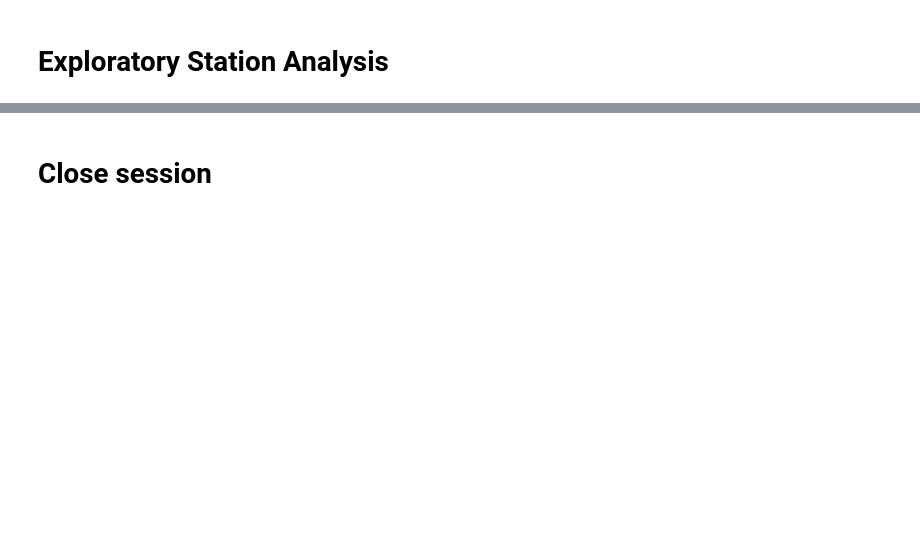
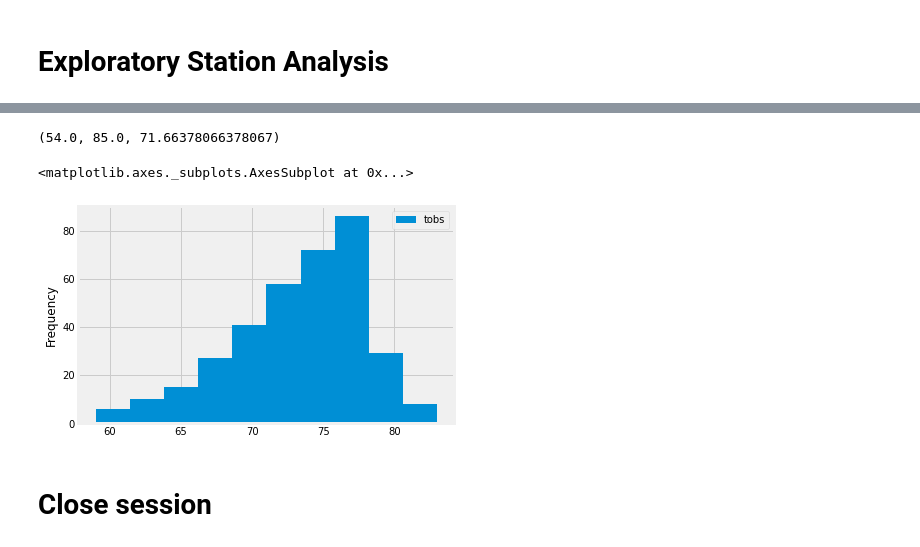
Before and after one commit to engeljason/sql_alchemy_playground, a Jupyter notebook: climate_analysis.ipynb, the cells around one changed output, grey strips where cells are left out. Cells and saved outputs as stored; diff of their text form; code cells hidden in the pictures; blank space fills up the shorter version.

```diff
--- a/climate_analysis.ipynb
+++ b/climate_analysis.ipynb
@@ -76,3 +88,6 @@ session.close()
 # %%
 # Design a query to find the most active stations (i.e. what stations have the most rows?)
 # List the stations and the counts in descending order.
+stat_count = func.count(Measurement.station)
+station_activity = session.query(Measurement.station, stat_count).group_by(Measurement.station).order_by(stat_count.desc()).all()
+station_activity
@@ -79,8 +104,18 @@ session.close()
 # %%
 # Using the most active station id from the previous query, calculate the lowest, highest, and average temperature.
+most_active = station_activity[0][0]
+session.query(func.min(Measurement.tobs), func.max(Measurement.tobs), func.avg(Measurement.tobs)).filter(Measurement.station == most_active).first()
+# %% [output]
+(54.0, 85.0, 71.66378066378067)
 # %%
 # Using the most active station id
 # Query the last 12 months of temperature observation data for this station and plot the results as a histogram
+last_year_data = session.query(Measurement.tobs).filter(Measurement.station == most_active, Measurement.date >= past).all()
+last_year_df = pd.DataFrame(last_year_data)
+last_year_df.plot(kind='hist')
+# %% [output]
+<matplotlib.axes._subplots.AxesSubplot at 0x...>
+[figure, added]
 # %% [markdown]
 # Close session
 # %%
```
Also changed, not shown: parts of 6 cells of this notebook, 1 other file.
